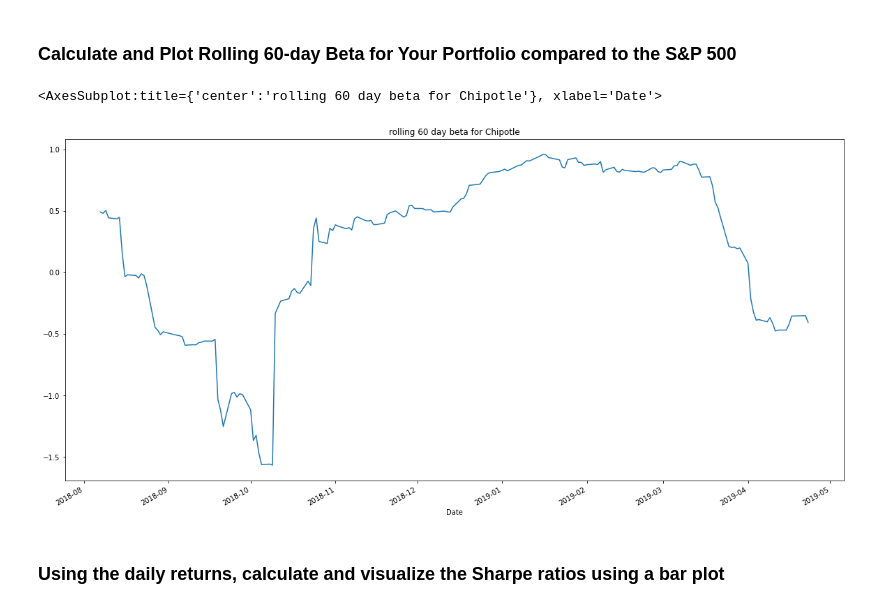
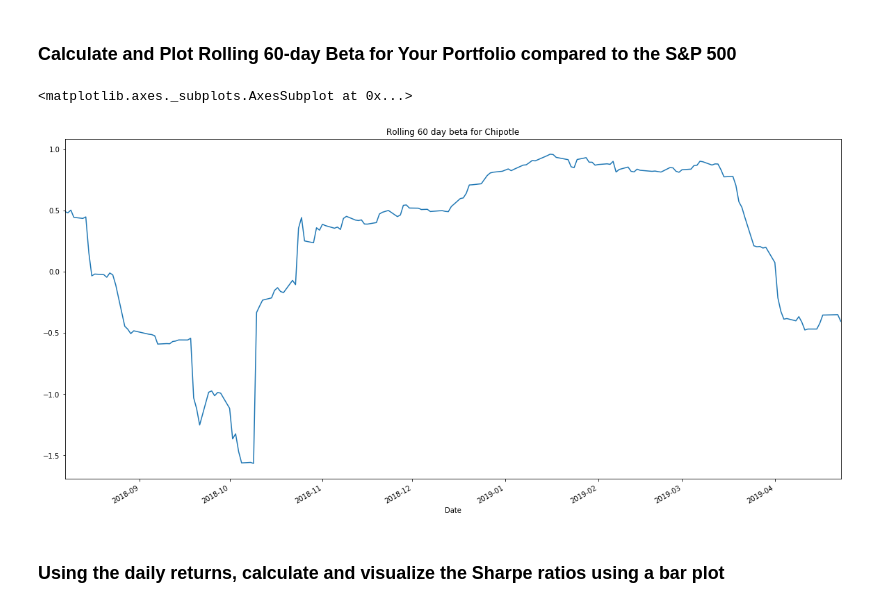
Before and after one commit to niallpwright/panda-homework, a Jupyter notebook: whale_analysis.ipynb, the cells around one changed output. Saved outputs shown, nothing was run; the diff lists cells and outputs as text; code cells hidden in the pictures.

```diff
--- a/whale_analysis.ipynb
+++ b/whale_analysis.ipynb
@@ -205,7 +224,6 @@ In this section, you will calculate and visualize performance and risk metrics f
 #### Calculate and Plot the daily returns.
 # %%
 # Plot daily returns of all portfolios
-df_combined = pd.concat([whale_returns, algo_returns,sp500_daily_returns], axis = "columns",join = "inner")
-df_combined.drop(columns= ['Date'], inplace=True)
+
 df_combined.plot(figsize= (20,10))
 # %% [output]
@@ -403,7 +423,7 @@ For this demo solution, we fetch data from three companies listes in the S&P 500
 # TSLA
 # %%
 # Reading data from 1st stock
-tsla_csv = Path("Resources/TSLA (1).csv")
+tsla_csv = Path("TSLA (1).csv")
 tsla_data = pd.read_csv(tsla_csv, index_col="Date", parse_dates=True, infer_datetime_format=True)
 tsla_data.sort_index(ascending = True, inplace = True)
 tsla_data.head()
@@ -417,7 +437,7 @@ tsla_data.head()
 | 2018-05-07 | 59.500000 | 61.192001 | 59.034000 | 60.554001 | 60.554001 | 43391000 |
 # %%
 # Reading data from 2nd stock
-cmg_csv = Path("Resources/CMG (1).csv")
+cmg_csv = Path("CMG (1).csv")
 cmg_data = pd.read_csv(cmg_csv, index_col="Date", parse_dates=True, infer_datetime_format=True)
 cmg_data.sort_index(ascending = True, inplace = True)
 cmg_data.head()
@@ -431,7 +451,7 @@ cmg_data.head()
 | 2018-05-17 | 444.510010 | 444.910004 | 436.089996 | 438.579987 | 438.579987 | 1140900 |
 # %%
 # Reading data from 3rd stock
-atvi_csv = Path("Resources/ATVI (1).csv")
+atvi_csv = Path("ATVI (1).csv")
 atvi_data = pd.read_csv(atvi_csv, index_col="Date", parse_dates=True, infer_datetime_format=True)
 atvi_data.sort_index(ascending = True, inplace = True)
 atvi_data.head()
@@ -582,12 +615,13 @@ new_corr_df.style.background_gradient(cmap="summer")
 # %%
 # Calculate and plot Beta
 covariance_new = custom_combined['CMG'].rolling(window=60).cov(custom_combined['S&P500'])
 variance_new = custom_combined["S&P500"].rolling(window=60).var()
 beta_new = covariance_new/variance_new
-beta_new.plot(figsize=(20,10), title="rolling 60 day beta for Chipotle")
+beta_new.dropna(inplace=True)
+beta_new.plot(figsize=(20,10), title="Rolling 60 day beta for Chipotle")
 # %% [output]
-<AxesSubplot:title={'center':'rolling 60 day beta for Chipotle'}, xlabel='Date'>
+<matplotlib.axes._subplots.AxesSubplot at 0x...>
-[figure, old version]
+[figure, new version]
 # %% [markdown]
 ### Using the daily returns, calculate and visualize the Sharpe ratios using a bar plot
 # %%
```
Also changed, not shown: parts of 23 cells of this notebook.
